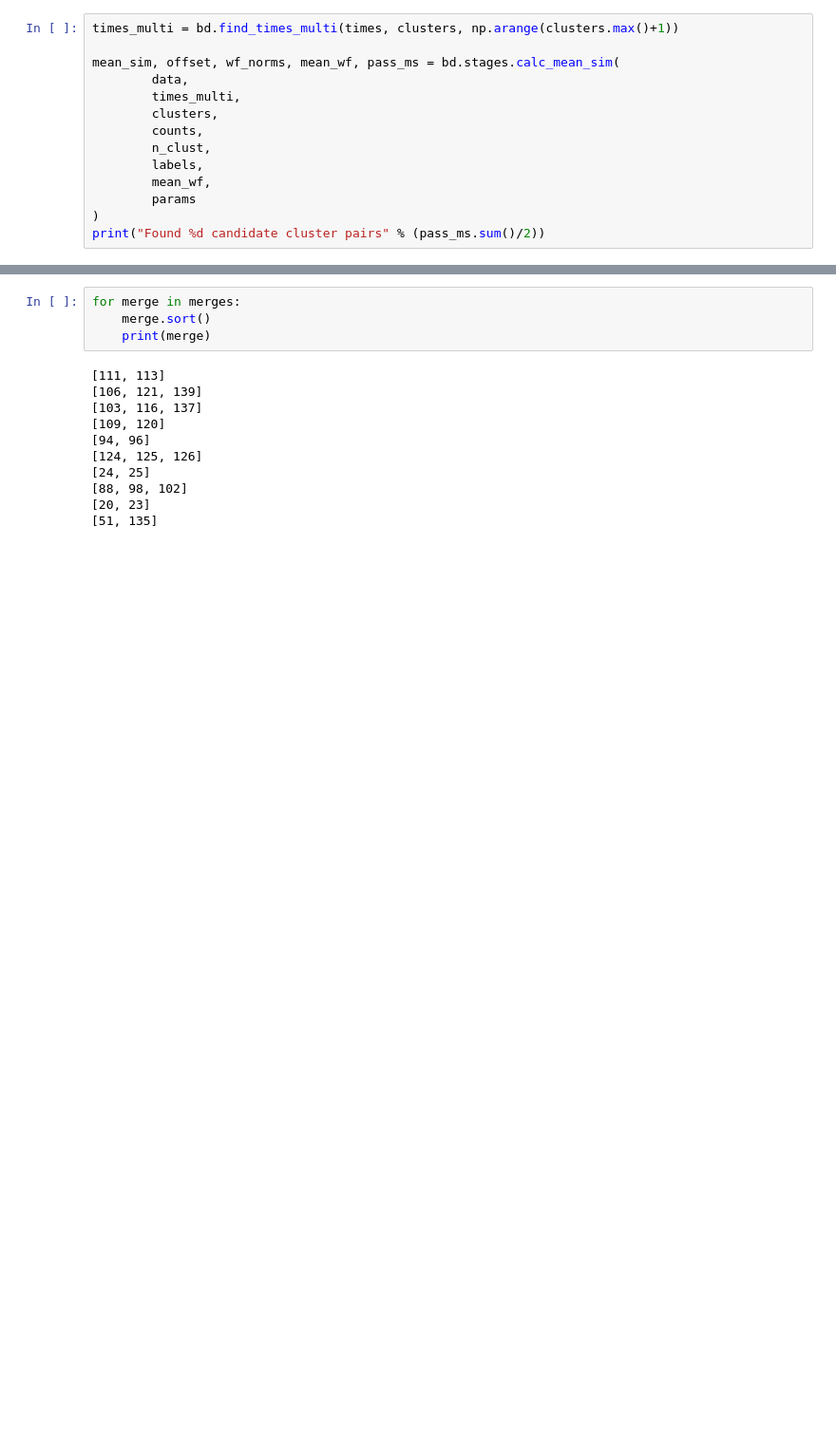
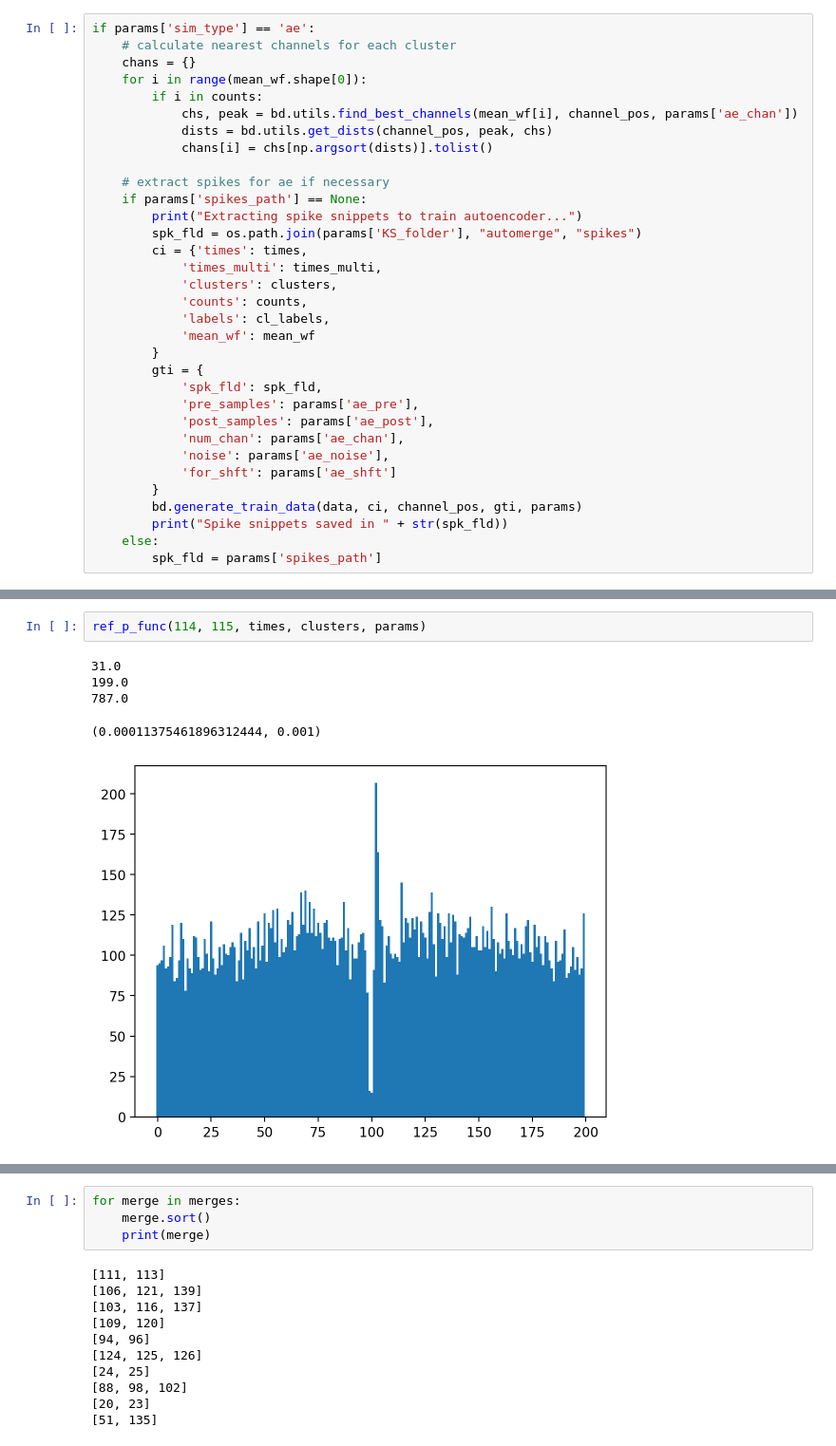
Before and after one commit to saikoukunt/burst-detector, a Jupyter notebook: notebooks/monkey testing.ipynb, the cells around one changed output, grey strips where cells are left out. Shown at 95% size. Drawn from its saved outputs; the diff is of its cells as text; blank space fills up the shorter version.

```diff
--- a/notebooks/monkey testing.ipynb
+++ b/notebooks/monkey testing.ipynb
@@ -63,15 +134,34 @@ mean_wf = None
 # %%
-times_multi = bd.find_times_multi(times, clusters, np.arange(clusters.max()+1))
+if params['sim_type'] == 'ae':
+    # calculate nearest channels for each cluster
+    chans = {}
+    for i in range(mean_wf.shape[0]):
+        if i in counts:
+            chs, peak = bd.utils.find_best_channels(mean_wf[i], channel_pos, params['ae_chan'])
+            dists = bd.utils.get_dists(channel_pos, peak, chs)
+            chans[i] = chs[np.argsort(dists)].tolist()
 
-mean_sim, offset, wf_norms, mean_wf, pass_ms = bd.stages.calc_mean_sim(
-        data,
-        times_multi,
-        clusters,
-        counts,
-        n_clust,
-        labels,
-        mean_wf,
-        params
-)
-print("Found %d candidate cluster pairs" % (pass_ms.sum()/2))
+    # extract spikes for ae if necessary
+    if params['spikes_path'] == None:
+        print("Extracting spike snippets to train autoencoder...")
+        spk_fld = os.path.join(params['KS_folder'], "automerge", "spikes")
+        ci = {'times': times,
+            'times_multi': times_multi,
+            'clusters': clusters,
+            'counts': counts,
+            'labels': cl_labels,
+            'mean_wf': mean_wf
+        }
+        gti = {
+            'spk_fld': spk_fld,
+            'pre_samples': params['ae_pre'],
+            'post_samples': params['ae_post'],
+            'num_chan': params['ae_chan'],
+            'noise': params['ae_noise'],
+            'for_shft': params['ae_shft']
+        }
+        bd.generate_train_data(data, ci, channel_pos, gti, params)
+        print("Spike snippets saved in " + str(spk_fld))
+    else:
+        spk_fld = params['spikes_path']
 # %% [output]
@@ -150,0 +297,8 @@ merges = list(new2old.values())
+# %%
+ref_p_func(114, 115, times, clusters, params)
+# %% [output]
+31.0
+199.0
+787.0
+(0.00011375461896312444, 0.001)
+[figure, added]
```
Also changed, not shown: parts of 25 cells of this notebook, 52 other files.
